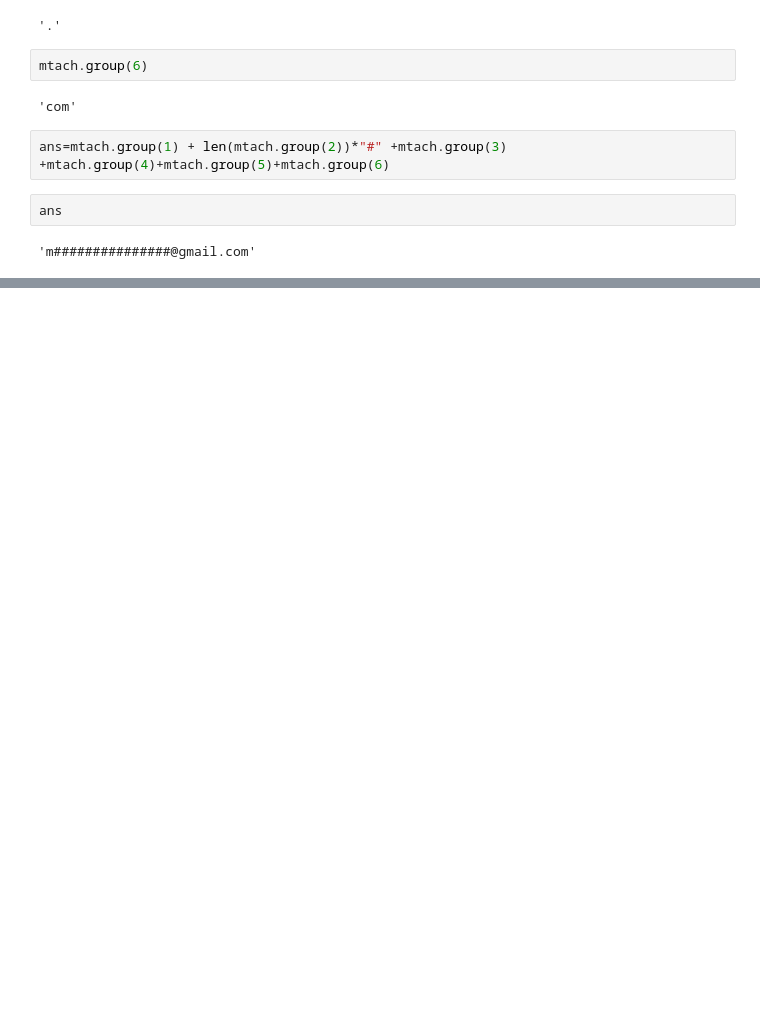
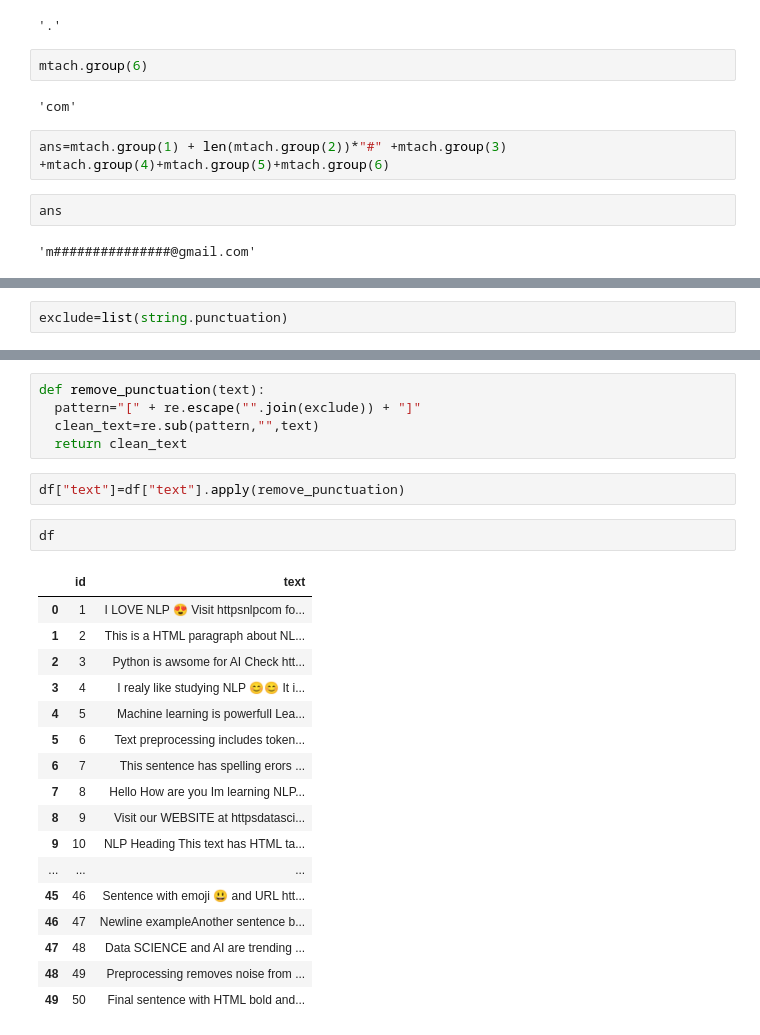
Before and after one commit to Ajay-hb/Regular-Expression, a Jupyter notebook: Regualr_Expressions.ipynb, the cells around one changed output, grey strips where cells are left out. Saved outputs shown, nothing was run; the diff lists cells and outputs as text; blank space fills up the shorter version.

```diff
--- a/Regualr_Expressions.ipynb
+++ b/Regualr_Expressions.ipynb
@@ -265,0 +348,2 @@ ans
+# %%
+exclude=list(string.punctuation)
@@ -265,0 +370,27 @@ ans
+# %%
+def remove_punctuation(text):
+  pattern="[" + re.escape("".join(exclude)) + "]"
+  clean_text=re.sub(pattern,"",text)
+  return clean_text
+# %%
+df["text"]=df["text"].apply(remove_punctuation)
+# %%
+df
+# %% [output]
+|  | id | text |
+| 0 | 1 | I LOVE NLP 😍 Visit httpsnlpcom fo... |
+| 1 | 2 | This is a HTML paragraph about NL... |
+| 2 | 3 | Python is awsome for AI Check htt... |
+| 3 | 4 | I realy like studying NLP 😊😊 It i... |
+| 4 | 5 | Machine learning is powerfull Lea... |
+| 5 | 6 | Text preprocessing includes token... |
+| 6 | 7 | This sentence has spelling erors ... |
+| 7 | 8 | Hello How are you Im learning NLP... |
+| 8 | 9 | Visit our WEBSITE at httpsdatasci... |
+| 9 | 10 | NLP Heading This text has HTML ta... |
+| ... | ... | ... |
+| 45 | 46 | Sentence with emoji 😃 and URL htt... |
+| 46 | 47 | Newline exampleAnother sentence b... |
+| 47 | 48 | Data SCIENCE and AI are trending ... |
+| 48 | 49 | Preprocessing removes noise from ... |
+| 49 | 50 | Final sentence with HTML bold and... |
```
Also changed, not shown: parts of 30 cells of this notebook.
